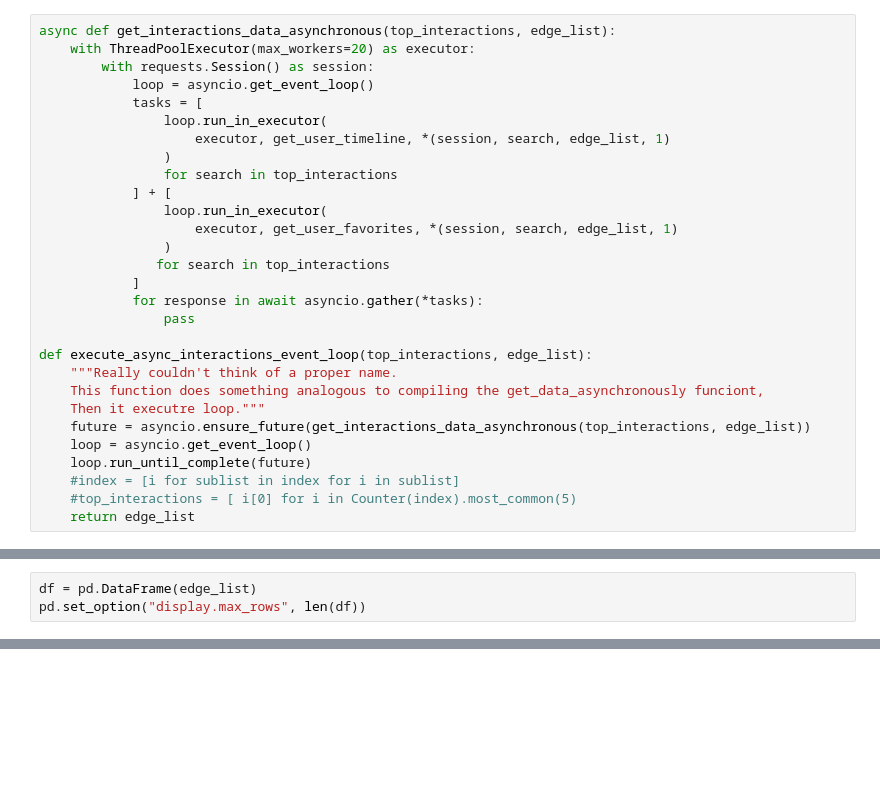
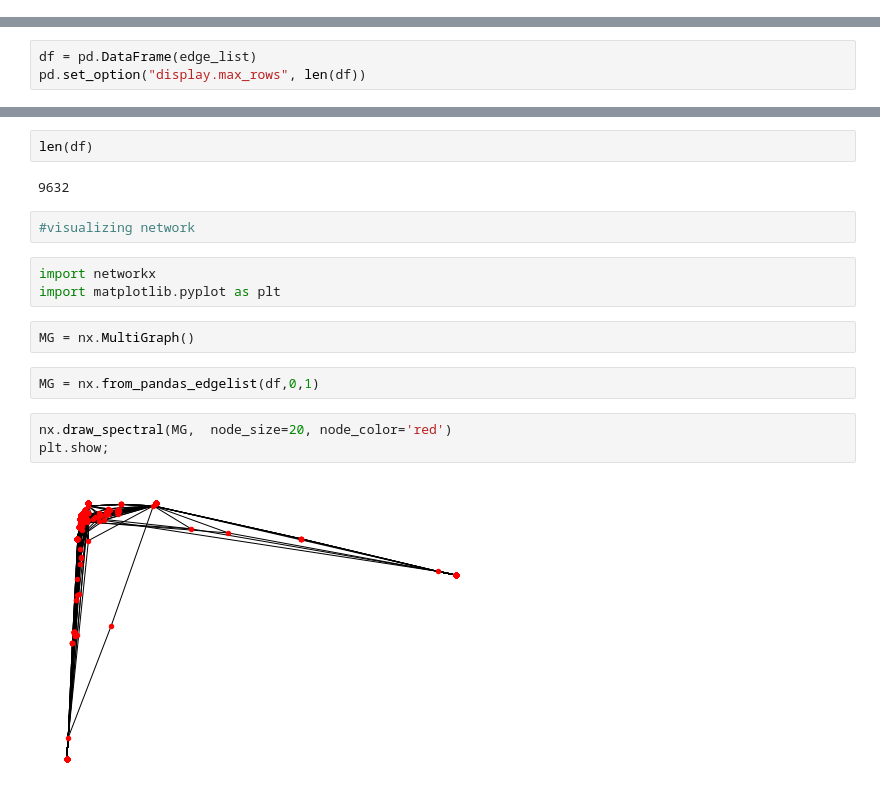
Before and after one commit to labs12-twitter-blocker/labs12-twitter-blocker-DS, a Jupyter notebook: notebooks/testing_parallel_get_timelines_favorites.ipynb, the cells around one changed output, grey strips where cells are left out. Cells and saved outputs as stored; diff of their text form; blank space fills up the shorter version.

```diff
--- a/notebooks/testing_parallel_get_timelines_favorites.ipynb
+++ b/notebooks/testing_parallel_get_timelines_favorites.ipynb
@@ -85,29 +22,0 @@ def execute_async_input_user_event_loop(search, edge_list):
-# %%
-async def get_interactions_data_asynchronous(top_interactions, edge_list):
-    with ThreadPoolExecutor(max_workers=20) as executor:
-        with requests.Session() as session:
-            loop = asyncio.get_event_loop()
-            tasks = [
-                loop.run_in_executor(
-                    executor, get_user_timeline, *(session, search, edge_list, 1)
-                )
-                for search in top_interactions
-            ] + [
-                loop.run_in_executor(
-                    executor, get_user_favorites, *(session, search, edge_list, 1)
-                )
-               for search in top_interactions
-            ]
-            for response in await asyncio.gather(*tasks):
-                pass
-
-def execute_async_interactions_event_loop(top_interactions, edge_list):
-    """Really couldn't think of a proper name.
-    This function does something analogous to compiling the get_data_asynchronously funciont,
-    Then it executre loop."""
-    future = asyncio.ensure_future(get_interactions_data_asynchronous(top_interactions, edge_list))
-    loop = asyncio.get_event_loop()
-    loop.run_until_complete(future)
-    #index = [i for sublist in index for i in sublist]
-    #top_interactions = [ i[0] for i in Counter(index).most_common(5)
-    return edge_list
@@ -149,0 +258,18 @@ df
+# %%
+len(df)
+# %% [output]
+9632
+# %%
+#visualizing network
+# %%
+import networkx
+import matplotlib.pyplot as plt
+# %%
+MG = nx.MultiGraph()
+# %%
+MG = nx.from_pandas_edgelist(df,0,1)
+# %%
+nx.draw_spectral(MG,  node_size=20, node_color='red')
+plt.show;
+# %% [output]
+[figure, added]
```
Also changed, not shown: parts of 9 cells of this notebook.
